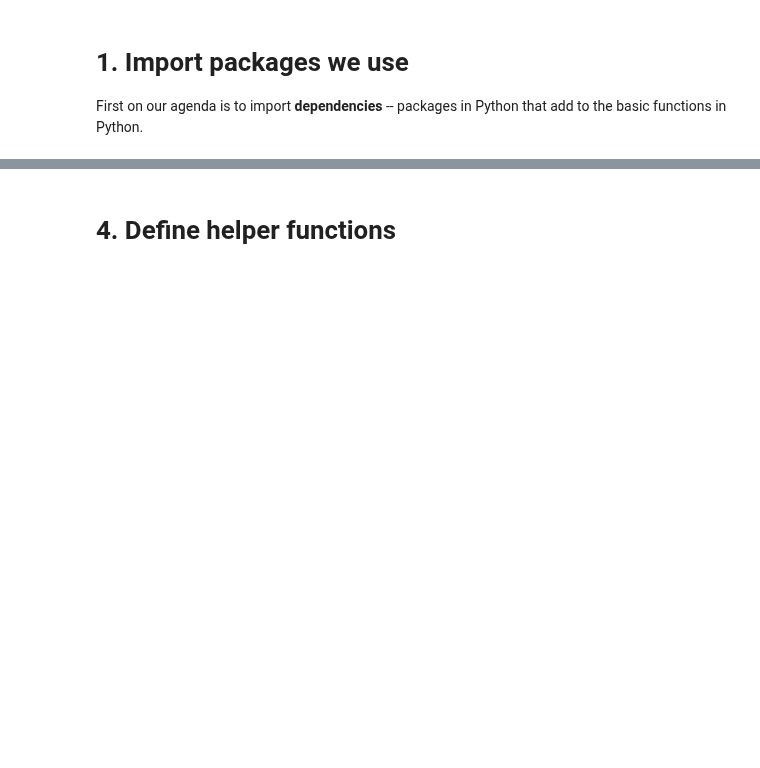
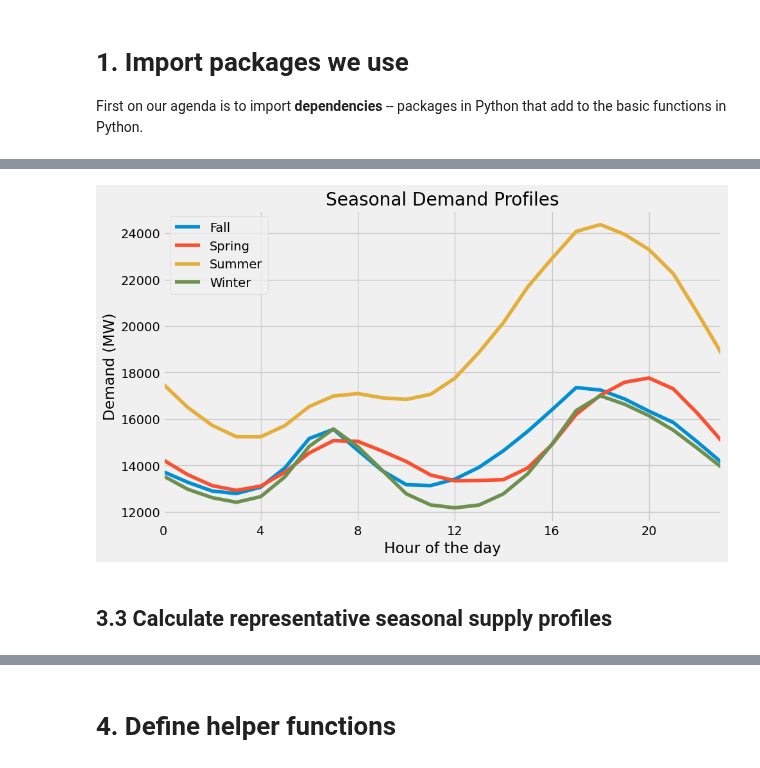
Before and after one commit to ds-modules/EEP-147-SP24, a Jupyter notebook: ESG-Analysis/ESG_CapacityExpansion_v2025.1.ipynb, the cells around one changed output, grey strips where cells are left out. Drawn from its saved outputs; the diff is of its cells as text; code cells hidden in the pictures; blank space fills up the shorter version.

```diff
--- a/ESG-Analysis/ESG_CapacityExpansion_v2025.1.ipynb
+++ b/ESG-Analysis/ESG_CapacityExpansion_v2025.1.ipynb
@@ -154,0 +129,16 @@ def get_bids(section):
+# %%
+fig, ax = plt.subplots()
+for season in DEMAND.season.unique():
+    DEMAND[DEMAND.season == season].plot(x='hour', y='demand', ax=ax, label=season)
+plt.title('Seasonal Demand Profiles')
+plt.xlabel('Hour of the day')
+plt.ylabel('Demand (MW)')
+# X min 0
+plt.xlim(0, 23)
+# x ticks every 4 hours
+plt.xticks(np.arange(0, 24, 4))
+plt.show()
+# %% [output]
+[figure, added]
+# %% [markdown]
+## 3.3 Calculate representative seasonal supply profiles
```
Also changed, not shown: parts of 137 cells of this notebook.
